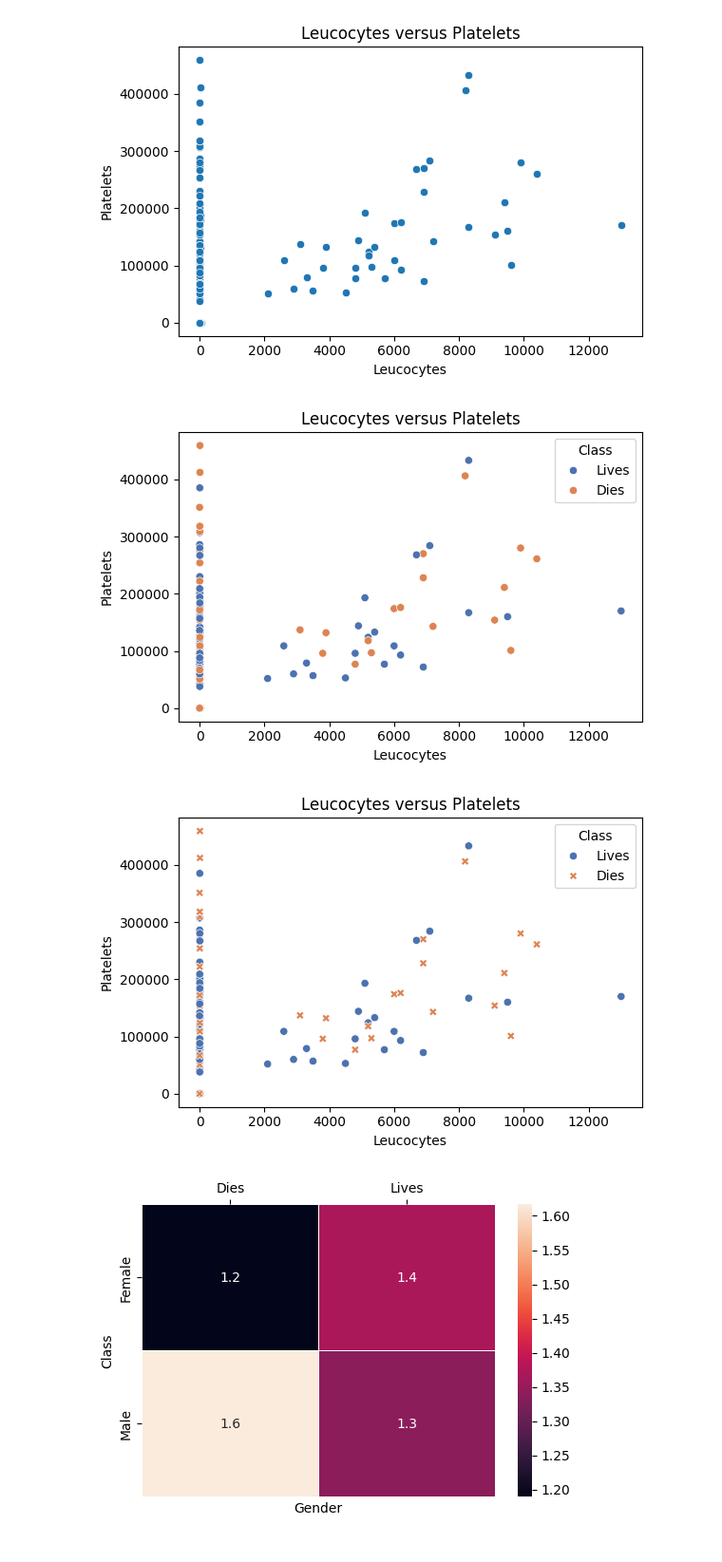
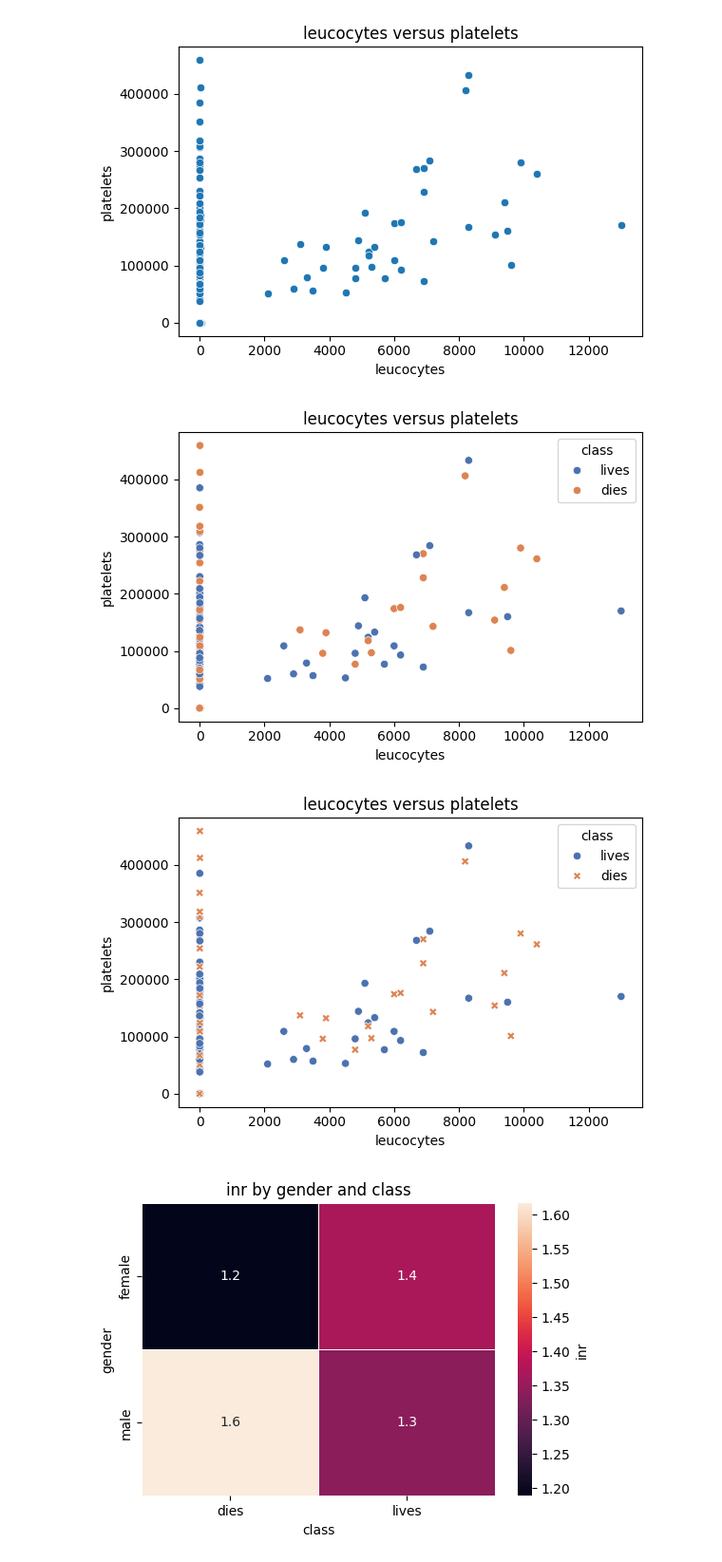
Before and after one commit to miriamspsantos/data-auditor, a Jupyter notebook: notebooks/01_eda_and_cleaning.ipynb, the cells around one changed output. Shown at 95% size. Saved outputs shown, nothing was run; the diff lists cells and outputs as text; code cells hidden in the pictures.

```diff
--- a/notebooks/01_eda_and_cleaning.ipynb
+++ b/notebooks/01_eda_and_cleaning.ipynb
@@ -25,6 +25,6 @@ df
 165 rows × 50 columns
 # %%
-profile = DataProfiler(df=df, target="Class")
+profile = DataProfiler(df=df, target="class")
 # %%
 profile.print_report()
 # %% [output]
@@ -50,15 +50,15 @@ profile.plot_scatter(x="Leucocytes", y="Platelets")
 # %% [output]
 [figure]
 # %%
-profile.plot_scatter(x="Leucocytes", y="Platelets", hue="Class")
+profile.plot_scatter(x="leucocytes", y="platelets", hue="class")
 # %% [output]
-[figure, old version]
+[figure, new version]
 # %%
-profile.plot_scatter(x="Leucocytes", y="Platelets", hue="Class", style="Class")
+profile.plot_scatter(x="leucocytes", y="platelets", hue="class", style="class")
 # %% [output]
-[figure, old version]
+[figure, new version]
 # %%
-profile.plot_pivot_table(values="INR", index="Gender", columns="Class", aggfunc="mean")
+profile.plot_pivot_table(values="inr", index="gender", columns="class", aggfunc="mean")
 # %% [output]
-[figure, old version]
+[figure, new version]
 # %%
```
Also changed, not shown: parts of 14 cells of this notebook, 1 other file.
